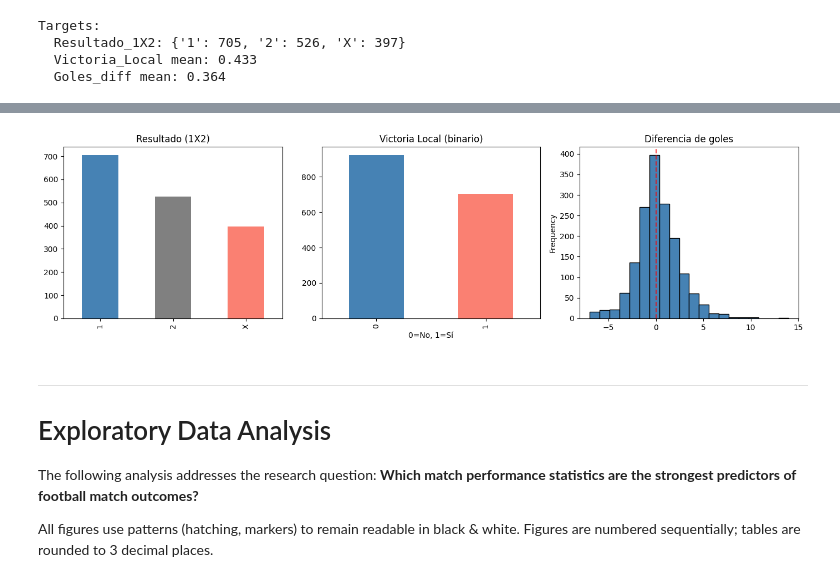
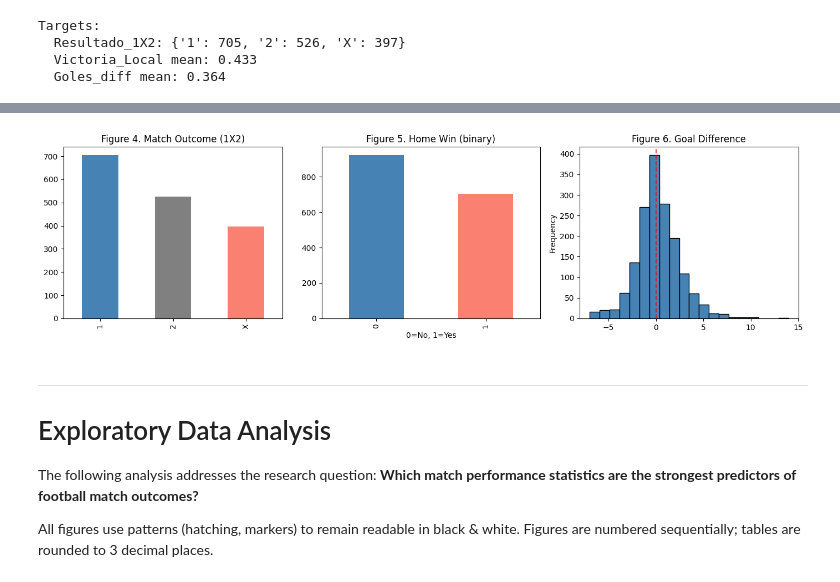
Before and after one commit to dondarjl/Football-scrapping-project, a Jupyter notebook: Data Cleaning.ipynb, the cells around one changed output, grey strips where cells are left out. Drawn from its saved outputs; the diff is of its cells as text; code cells hidden in the pictures.

Commit message:
Improvements on charts

```diff
--- a/Data Cleaning.ipynb
+++ b/Data Cleaning.ipynb
@@ -1060,23 +1059,23 @@ Targets: ['Resultado_1X2', 'Victoria_Local', 'Goles_diff']
 # %%
 # Target distribution
 fig, axes = plt.subplots(1, 3, figsize=(14, 4))
 
 # Match outcome (1X2)
-df['Resultado_1X2'].value_counts().plot(kind='bar', ax=axes[0], title='Match Outcome (1X2)', color=['steelblue','gray','salmon'])
+df['Resultado_1X2'].value_counts().plot(kind='bar', ax=axes[0], title='Figure 4. Match Outcome (1X2)', color=['steelblue','gray','salmon'])
 axes[0].set_xlabel('')
 
 # Home win
-df['Victoria_Local'].value_counts().plot(kind='bar', ax=axes[1], title='Home Win (binary)', color=['steelblue','salmon'])
+df['Victoria_Local'].value_counts().plot(kind='bar', ax=axes[1], title='Figure 5. Home Win (binary)', color=['steelblue','salmon'])
 axes[1].set_xlabel('0=No, 1=Yes')
 
 # Goal difference
-df['Goles_diff'].plot(kind='hist', ax=axes[2], title='Goal Difference', bins=20, color='steelblue', edgecolor='black')
+df['Goles_diff'].plot(kind='hist', ax=axes[2], title='Figure 6. Goal Difference', bins=20, color='steelblue', edgecolor='black')
 axes[2].axvline(0, color='red', linestyle='--', alpha=0.7)
 
 plt.tight_layout()
 plt.show()
 # %% [output]
-[figure, old version]
+[figure, new version]
 # %% [markdown]
 ---
 # Exploratory Data Analysis
```
Also changed, not shown: parts of 15 cells of this notebook.
